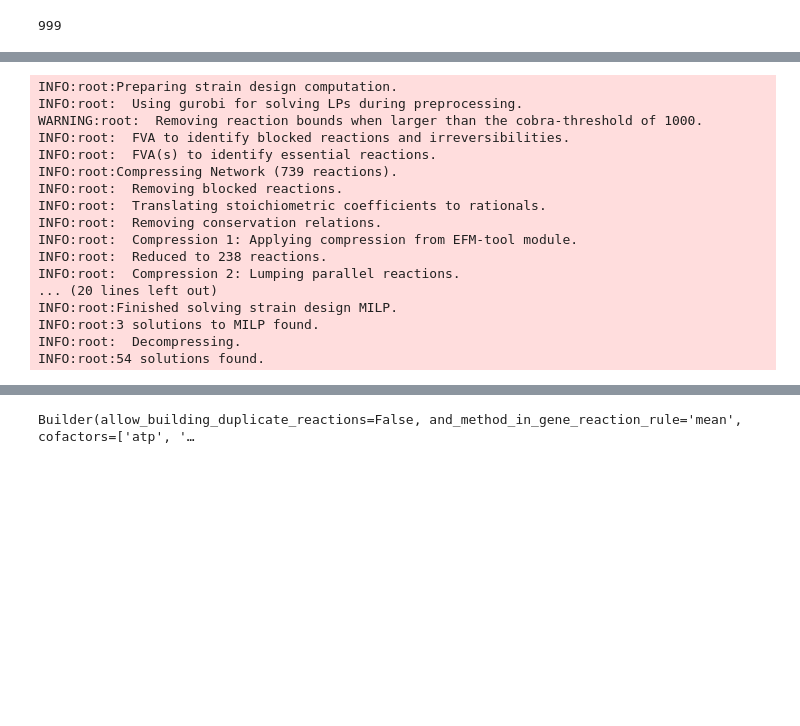
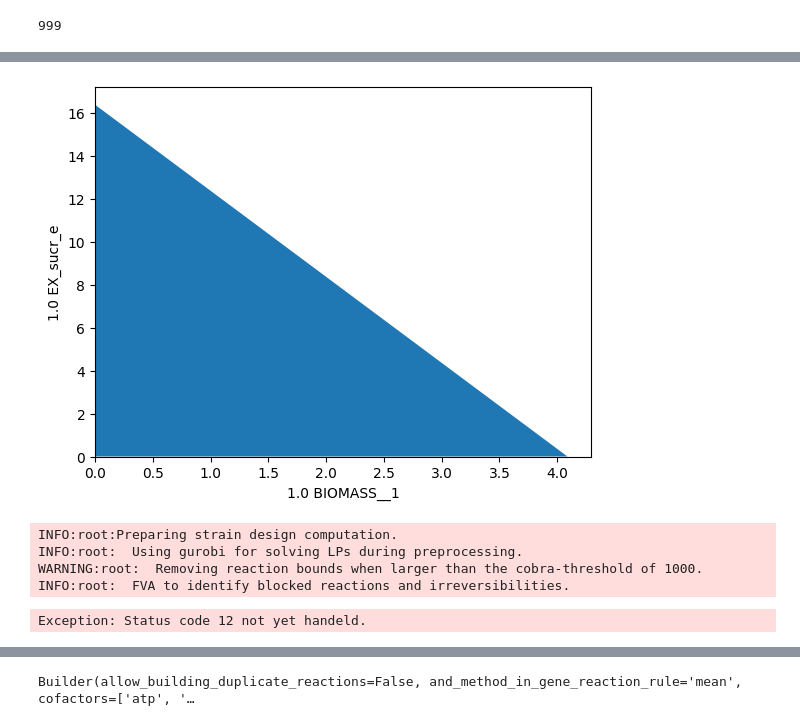
Before and after one commit to pnnl-predictive-phenomics/SElon-GEM, a Jupyter notebook: syn_elong/notebooks/optimize_sucrose_via_optknock.ipynb, the cells around one changed output, grey strips where cells are left out. Cells and saved outputs as stored; diff of their text form; code cells hidden in the pictures; blank space fills up the shorter version.

```diff
--- a/syn_elong/notebooks/optimize_sucrose_via_optknock.ipynb
+++ b/syn_elong/notebooks/optimize_sucrose_via_optknock.ipynb
@@ -217 +231,10 @@ SPS: f6p_c + udpg_c --> h_c + suc6p_c + udp_c
+# %%
+
+datapoints, triang, plot1 = sd.plot_flux_space(
+    consistent_model,
+    ('BIOMASS__1','EX_sucr_e'),
+    show=False
+);
+# %% [output]
+[figure, added]
 # %%
@@ -225,31 +248,19 @@ SPS: f6p_c + udpg_c --> h_c + suc6p_c + udp_c
 # %%
-# import logging
-# logging.basicConfig(level=logging.INFO)
+import logging
+logging.basicConfig(level=logging.INFO)
 
-# sols = sd.compute_strain_designs(
-#     consistent_model,
-#     sd_modules = module_optknock,
-#     max_solutions = 3,
-#     max_cost = 4,
-#     solution_approach = 'best',
-#     time_limit=300,
+sols = sd.compute_strain_designs(
+    consistent_model,
+    sd_modules = module_optknock,
+    max_solutions = 1,
+    max_cost = 3,
+    solution_approach = 'best',
+    time_limit=300,
 
-# )
+)
 # %% [output]
 INFO:root:Preparing strain design computation.
 INFO:root:  Using gurobi for solving LPs during preprocessing.
 WARNING:root:  Removing reaction bounds when larger than the cobra-threshold of 1000.
 INFO:root:  FVA to identify blocked reactions and irreversibilities.
-INFO:root:  FVA(s) to identify essential reactions.
-INFO:root:Compressing Network (739 reactions).
-INFO:root:  Removing blocked reactions.
-INFO:root:  Translating stoichiometric coefficients to rationals.
-INFO:root:  Removing conservation relations.
-INFO:root:  Compression 1: Applying compression from EFM-tool module.
-INFO:root:  Reduced to 238 reactions.
-INFO:root:  Compression 2: Lumping parallel reactions.
-... (20 lines left out)
-INFO:root:Finished solving strain design MILP.
-INFO:root:3 solutions to MILP found.
-INFO:root:  Decompressing.
-INFO:root:54 solutions found.
+Exception: Status code 12 not yet handeld.
```
Also changed, not shown: parts of 32 cells of this notebook.
